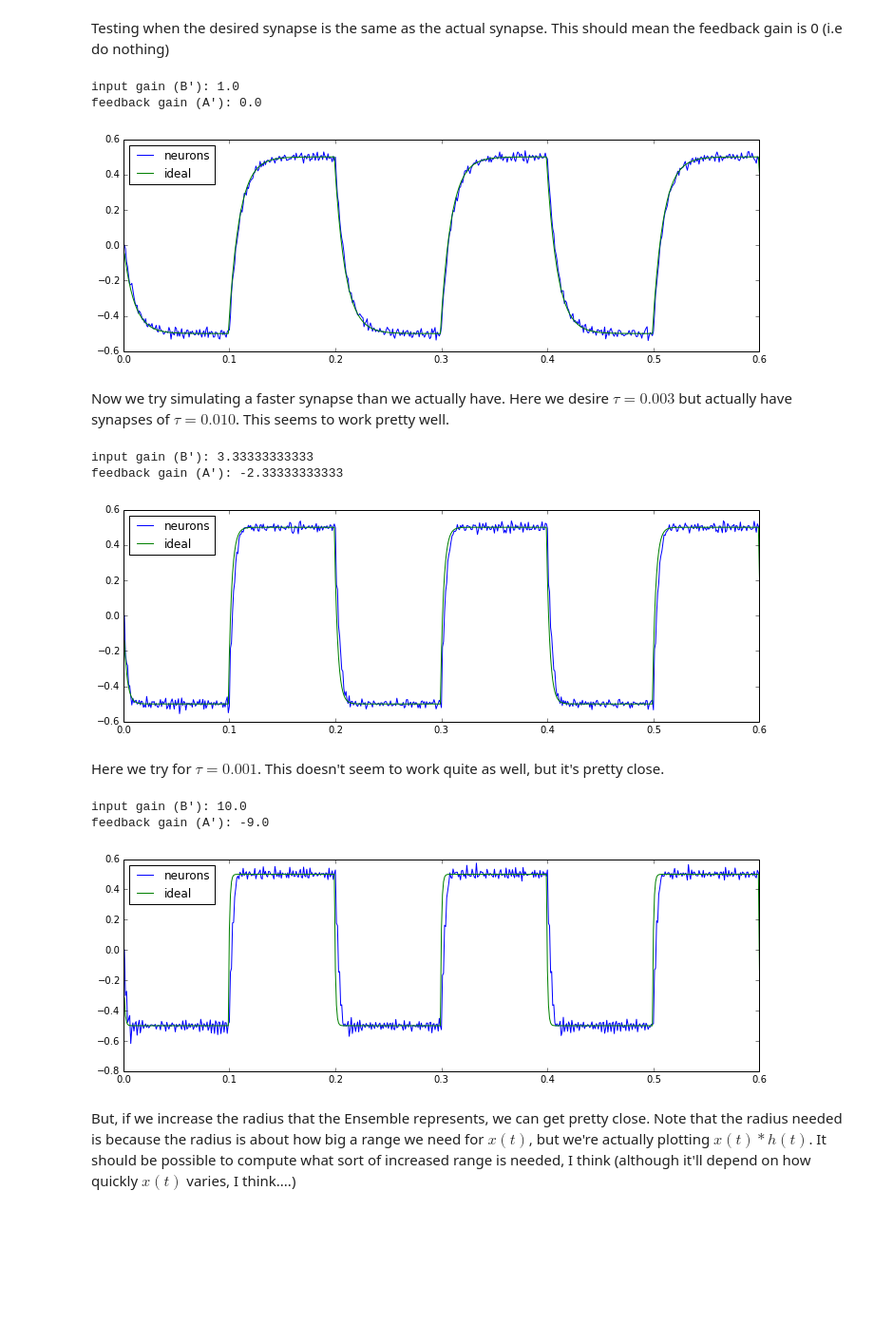
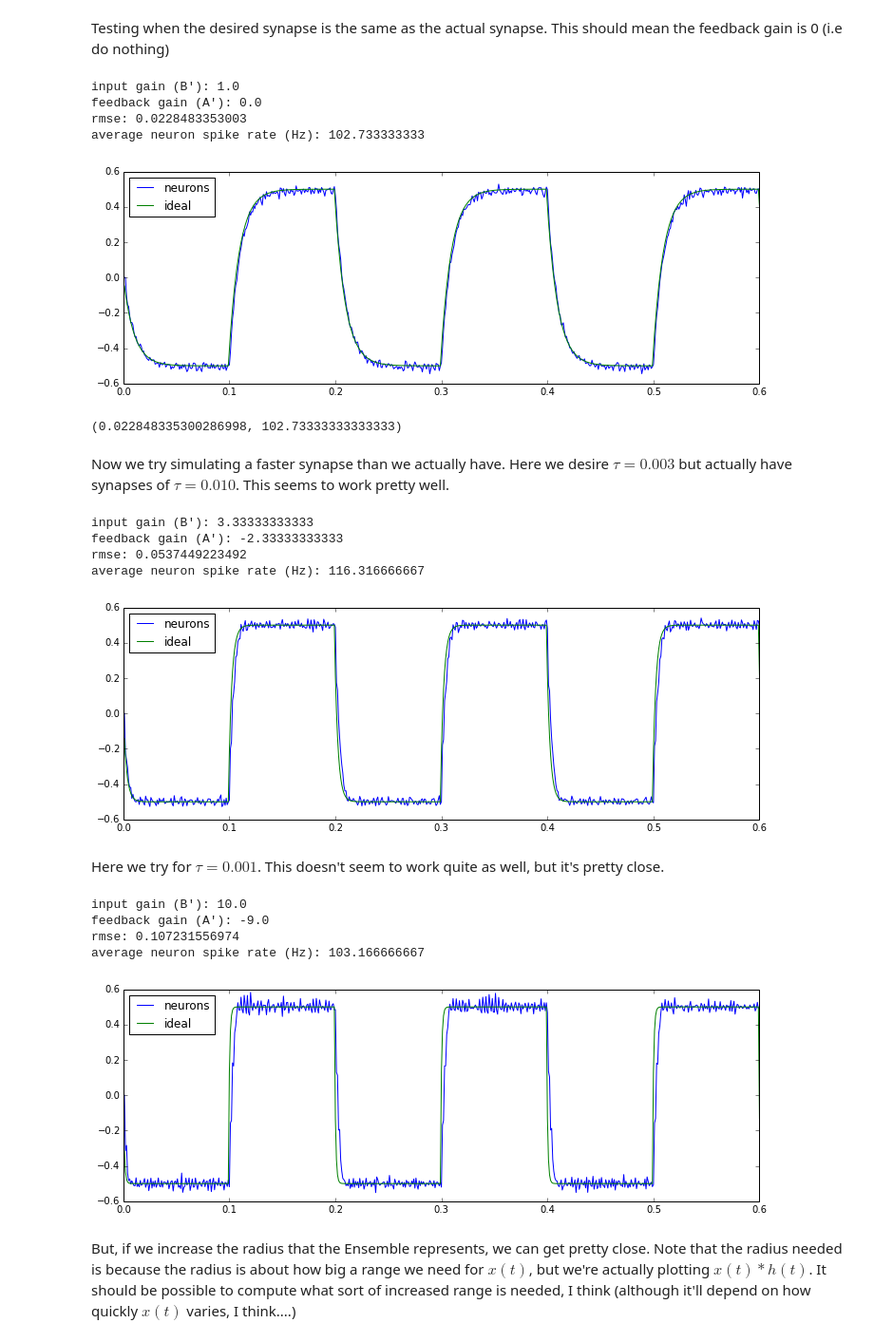
Before and after one commit to tcstewar/testing_notebooks, a Jupyter notebook: Dynamic Compensation.ipynb, the cells around one changed output. Shown at 95% size. Saved outputs shown, nothing was run; the diff lists cells and outputs as text; code cells hidden in the pictures; blank space fills up the shorter version.

Commit message:
Added rmse measure

```diff
--- a/Dynamic Compensation.ipynb
+++ b/Dynamic Compensation.ipynb
@@ -13,11 +13,12 @@ Here is a nengo network that builds this system for us.  It creates the Ensemble
 # %%
 import nengo
 
-def DynamicCompensation(synapse, desired_synapse, n_neurons, dimensions, radius=1):
+def DynamicCompensation(synapse, desired_synapse, n_neurons, dimensions, radius=1, verbose=True):
     B = synapse / desired_synapse
-    print "input gain (B'):", B
     A = 1 - B
-    print "feedback gain (A'):", A
+    if verbose:
+        print "input gain (B'):", B
+        print "feedback gain (A'):", A
 
     net = nengo.Network(label="Dynamic Compensation")
     with net:
@@ -31,24 +32,34 @@ def DynamicCompensation(synapse, desired_synapse, n_neurons, dimensions, radius=
 # %% [markdown]
 Now we can test our component.  This code makes a square-wave input, passes it into our system, and plots the output.  For comparison, it also plots the input filtered by the desired filter.
 # %%
-def test_dyn(n_neurons=100, synapse=0.01, desired_synapse=0.001, dt=0.001, radius=1):
+def test_dyn(n_neurons=100, synapse=0.01, desired_synapse=0.001, dt=0.001, radius=1,
+             show_plot=True):
     model = nengo.Network()
     with model:
         stimulus = nengo.Node(lambda t: int(t*10) % 2 - 0.5)  # square wave
         dyn = DynamicCompensation(synapse=synapse, desired_synapse=desired_synapse,
-                                  n_neurons=n_neurons, dimensions=1, radius=radius)
+                                  n_neurons=n_neurons, dimensions=1, radius=radius,
+                                  verbose=show_plot)
         nengo.Connection(stimulus, dyn.input, synapse=None)
 
         probe_stim = nengo.Probe(stimulus)
         probe = nengo.Probe(dyn.output, synapse=synapse)
+        probe_spikes = nengo.Probe(dyn.ensemble.neurons)
     sim = nengo.Simulator(model, dt=dt)
     sim.run(0.6, progress_bar=False)
-    figure(figsize=(12,4))
-    plot(sim.trange(), sim.data[probe], label='neurons')
-    plot(sim.trange(), nengo.synapses.filt(sim.data[probe_stim],
-                                           nengo.synapses.Lowpass(desired_synapse), dt=dt), label='ideal')
-    legend(loc='best')
-    show()
+    rmse = np.sqrt(np.mean((sim.data[probe]-nengo.synapses.filt(sim.data[probe_stim],
+                                            nengo.synapses.Lowpass(desired_synapse), dt=dt))**2))
+    rate = np.mean(sim.data[probe_spikes])
+    if show_plot:
+        figure(figsize=(12,4))
+        plot(sim.trange(), sim.data[probe], label='neurons')
+        plot(sim.trange(), nengo.synapses.filt(sim.data[probe_stim],
+                                               nengo.synapses.Lowpass(desired_synapse), dt=dt), label='ideal')
+        legend(loc='best')
+        print 'rmse:', rmse
+        print 'average neuron spike rate (Hz):', rate
+        show()
+    return rmse, rate
 # %% [markdown]
 Testing when the desired synapse is the same as the actual synapse.  This should mean the feedback gain is 0 (i.e do nothing)
 # %%
@@ -56,7 +67,10 @@ test_dyn(desired_synapse=0.01, synapse=0.01)
 # %% [output]
 input gain (B'): 1.0
 feedback gain (A'): 0.0
+rmse: 0.0228483353003
+average neuron spike rate (Hz): 102.733333333
-[figure, old version]
+[figure, new version]
+(0.022848335300286998, 102.73333333333333)
 # %% [markdown]
 Now we try simulating a faster synapse than we actually have.  Here we desire $\tau=0.003$ but actually have synapses of $\tau=0.010$.  This seems to work pretty well.
 # %%
@@ -64,15 +78,19 @@ test_dyn(desired_synapse=0.003, synapse=0.01)
 # %% [output]
 input gain (B'): 3.33333333333
 feedback gain (A'): -2.33333333333
+rmse: 0.0537449223492
+average neuron spike rate (Hz): 116.316666667
-[figure, old version]
+[figure, new version]
 # %% [markdown]
 Here we try for $\tau=0.001$.  This doesn't seem to work quite as well, but it's pretty close.
 # %%
-test_dyn(desired_synapse=0.001, synapse=0.01)
+test_dyn(desired_synapse=0.001, synapse=0.01, radius=1)
 # %% [output]
 input gain (B'): 10.0
 feedback gain (A'): -9.0
+rmse: 0.107231556974
+average neuron spike rate (Hz): 103.166666667
-[figure, old version]
+[figure, new version]
 # %% [markdown]
 But, if we increase the radius that the Ensemble represents, we can get pretty close.  Note that the radius needed is because the radius is about how big a range we need for $x(t)$, but we're actually plotting $x(t)*h(t)$.  It should be possible to compute what sort of increased range is needed, I think (although it'll depend on how quickly $x(t)$ varies, I think....)
 # %%
```
Also changed, not shown: parts of 3 cells of this notebook.
